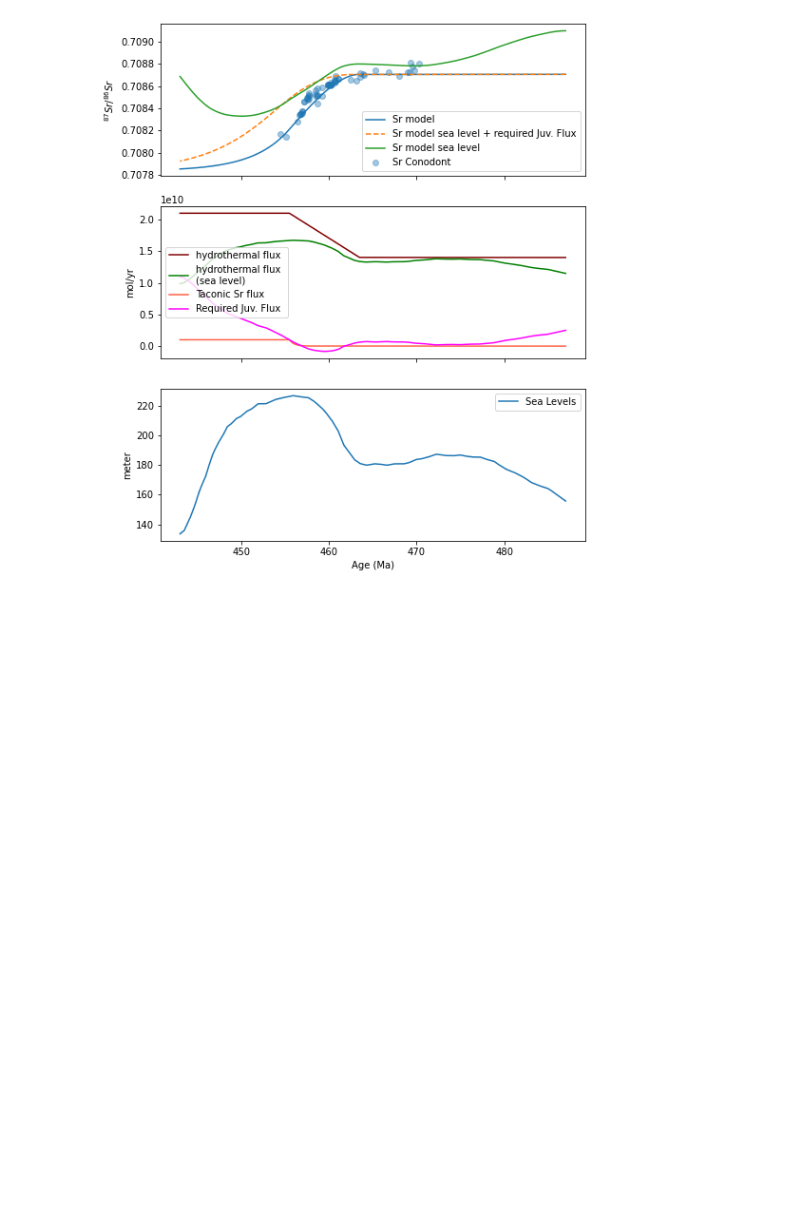
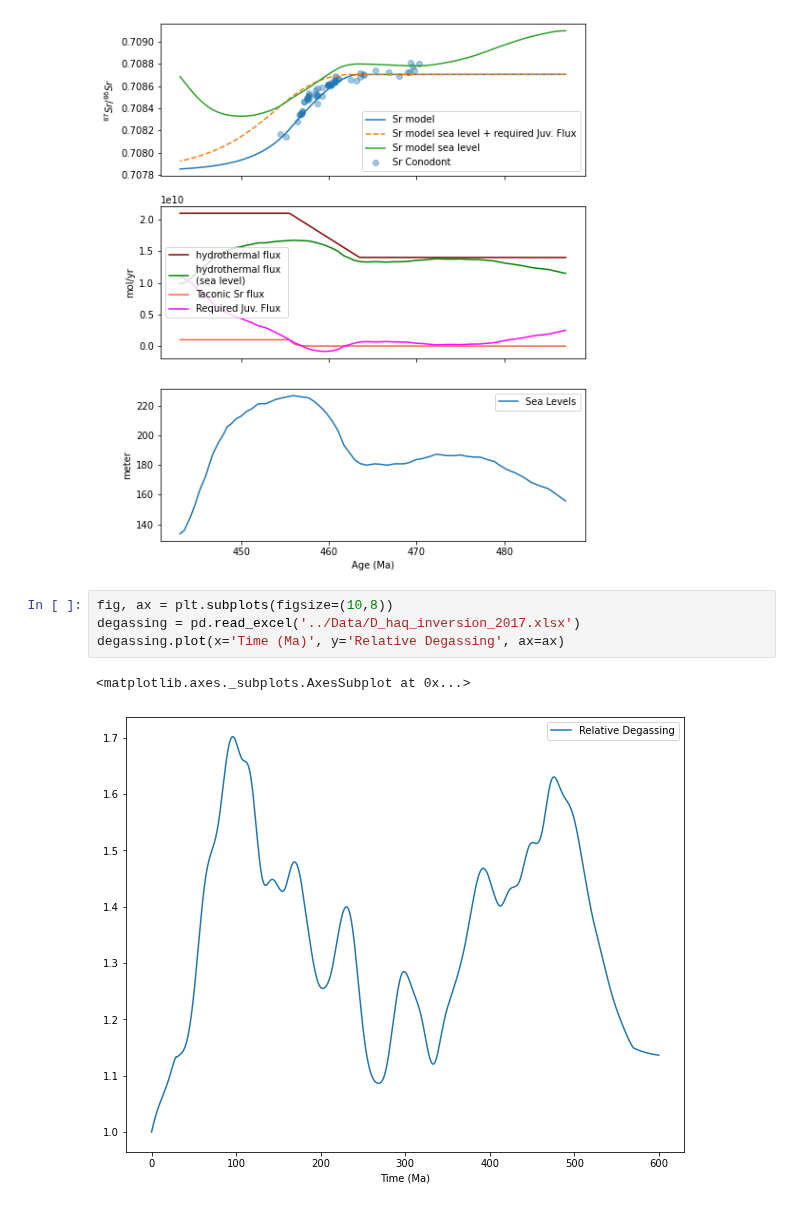
Before and after one commit to datuadiatma/avila_etal_2022, a Jupyter notebook: Notebook/Ordovician_Sr_Model.ipynb, the cells around one changed output. Saved outputs shown, nothing was run; the diff lists cells and outputs as text; blank space fills up the shorter version.

Commit message:
add inversion script from Mills et al 2017

```diff
--- a/Notebook/Ordovician_Sr_Model.ipynb
+++ b/Notebook/Ordovician_Sr_Model.ipynb
@@ -541,3 +541,10 @@ plt.savefig('../Figure/OrdovicianSr_compare3.svg')
 plt.show()
 # %% [output]
 [figure]
+# %%
+fig, ax = plt.subplots(figsize=(10,8))
+degassing = pd.read_excel('../Data/D_haq_inversion_2017.xlsx')
+degassing.plot(x='Time (Ma)', y='Relative Degassing', ax=ax)
+# %% [output]
+<matplotlib.axes._subplots.AxesSubplot at 0x...>
+[figure, added]
```
Also changed, not shown: parts of 1 cell of this notebook, 8 other files.
